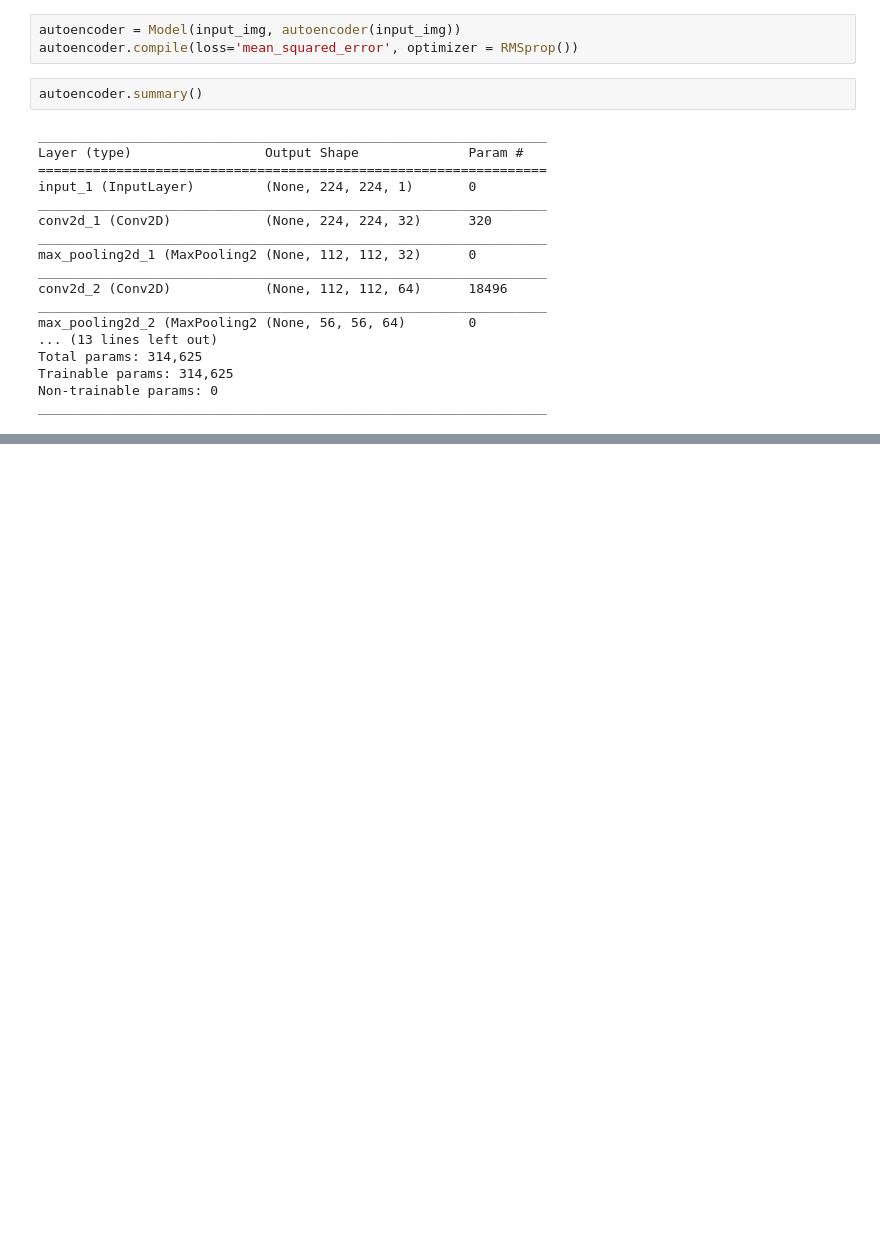
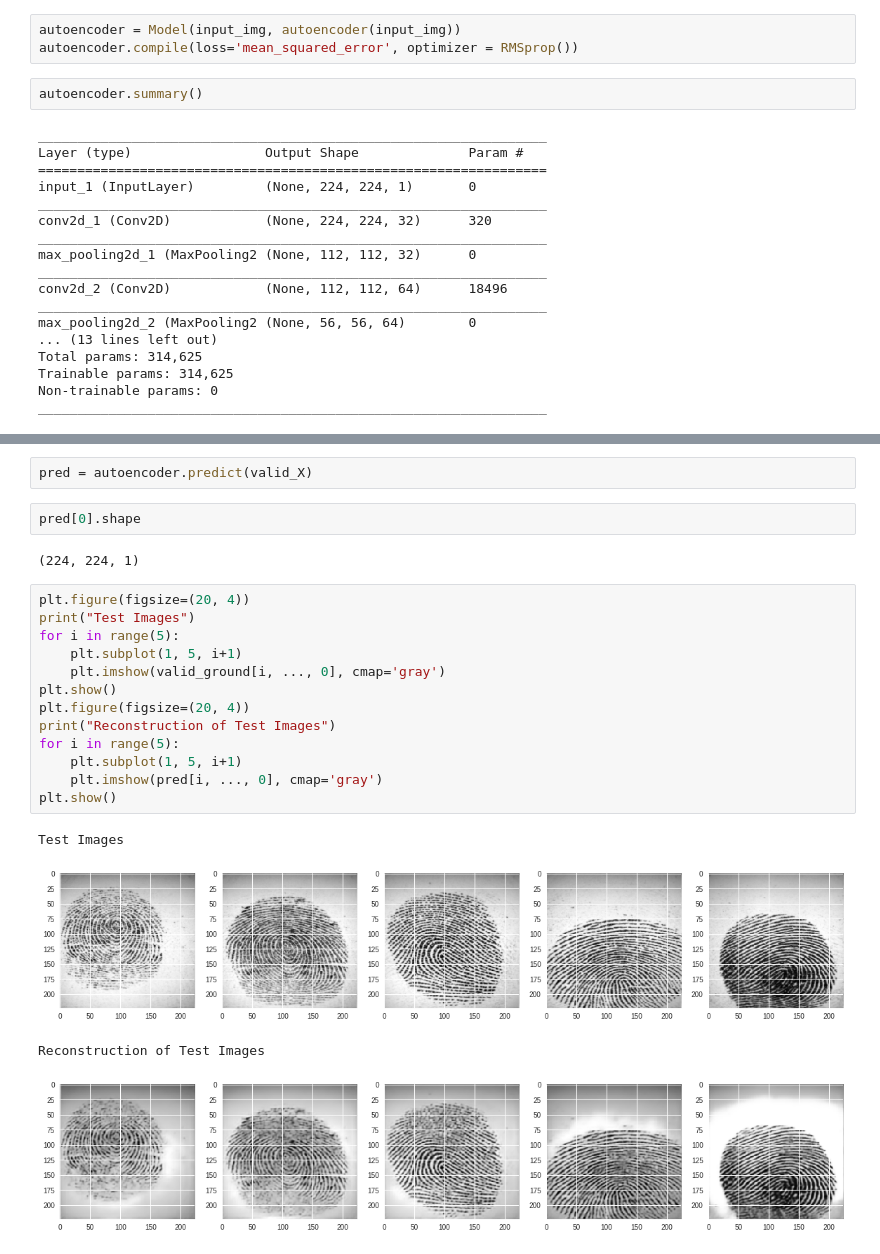
Before and after one commit to pranayanand123/Denoising-AutoEncoder-Keras, a Jupyter notebook: autoencoder.ipynb, the cells around one changed output, grey strips where cells are left out. Cells and saved outputs as stored; diff of their text form; blank space fills up the shorter version.

```diff
--- a/autoencoder.ipynb
+++ b/autoencoder.ipynb
@@ -181,0 +214,24 @@ KeyboardInterrupt:
+# %%
+pred = autoencoder.predict(valid_X)
+# %%
+pred[0].shape
+# %% [output]
+(224, 224, 1)
+# %%
+plt.figure(figsize=(20, 4))
+print("Test Images")
+for i in range(5):
+    plt.subplot(1, 5, i+1)
+    plt.imshow(valid_ground[i, ..., 0], cmap='gray')
+plt.show()
+plt.figure(figsize=(20, 4))
+print("Reconstruction of Test Images")
+for i in range(5):
+    plt.subplot(1, 5, i+1)
+    plt.imshow(pred[i, ..., 0], cmap='gray')
+plt.show()
+# %% [output]
+Test Images
+[figure, added]
+Reconstruction of Test Images
+[figure, added]
```
Also changed, not shown: parts of 13 cells of this notebook.
